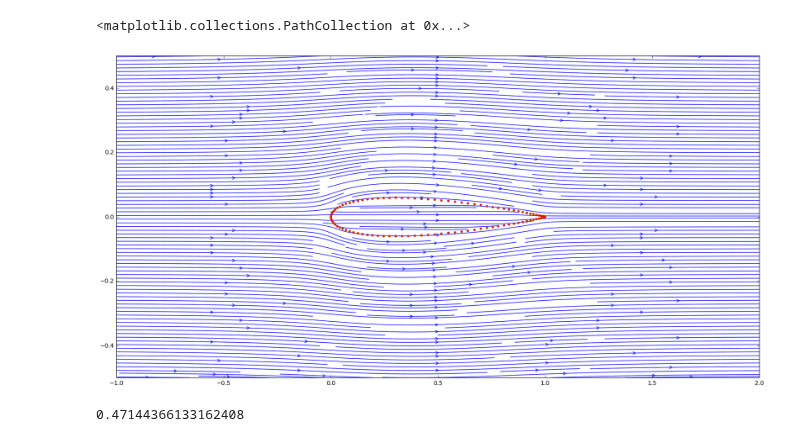
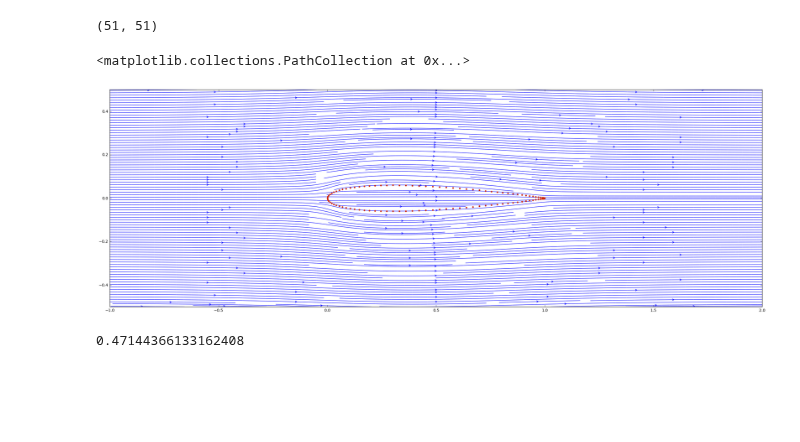
Before and after one commit to iamisrapel/MAE6226, a Jupyter notebook: 03_assignment.ipynb, the cells around one changed output. Cells and saved outputs as stored; diff of their text form; code cells hidden in the pictures; blank space fills up the shorter version.

```diff
--- a/03_assignment.ipynb
+++ b/03_assignment.ipynb
@@ -16,7 +16,7 @@ u = 0
 v = 0
 psi = 0
 
-for i in range (100):
+for i in range (len(x_sources)):
     u_linshi = sigmas[i]/(2*math.pi) * (X-x_sources[i])/((X-x_sources[i])**2 + (Y - y_sources[i])**2)
     v_linshi = sigmas[i]/(2*math.pi) * (Y-y_sources[i])/((X-x_sources[i])**2 + (Y - y_sources[i])**2)
     psi_linshi = sigmas[i]/(2*math.pi) * numpy.arctan2(Y-y_sources[i], X-x_sources[i])
@@ -28,15 +28,19 @@ for i in range (100):
 u = u+1
 v = v+0
 psi = psi+Y
+# %%
+numpy.shape(X)
+# %% [output]
+(51, 51)
 # %%
-pyplot.figure(figsize=(20,10))
+pyplot.figure(figsize=(30,10))
 pyplot.streamplot(X, Y, u, v, density=3, linewidth=1, arrowsize=1.5, arrowstyle='->')
 pyplot.xlim(-1,2)
 pyplot.ylim(-0.5,0.5)
 pyplot.scatter(x_sources, y_sources, s=10, color='#CD2305', marker='o', linewidth=1)
 # %% [output]
 <matplotlib.collections.PathCollection at 0x...>
-[figure, old version]
+[figure, new version]
 # %%
 u_inf = 1
 cp = 1.0 - (u**2+v**2)/u_inf**2
```
Also changed, not shown: parts of 3 cells of this notebook.
